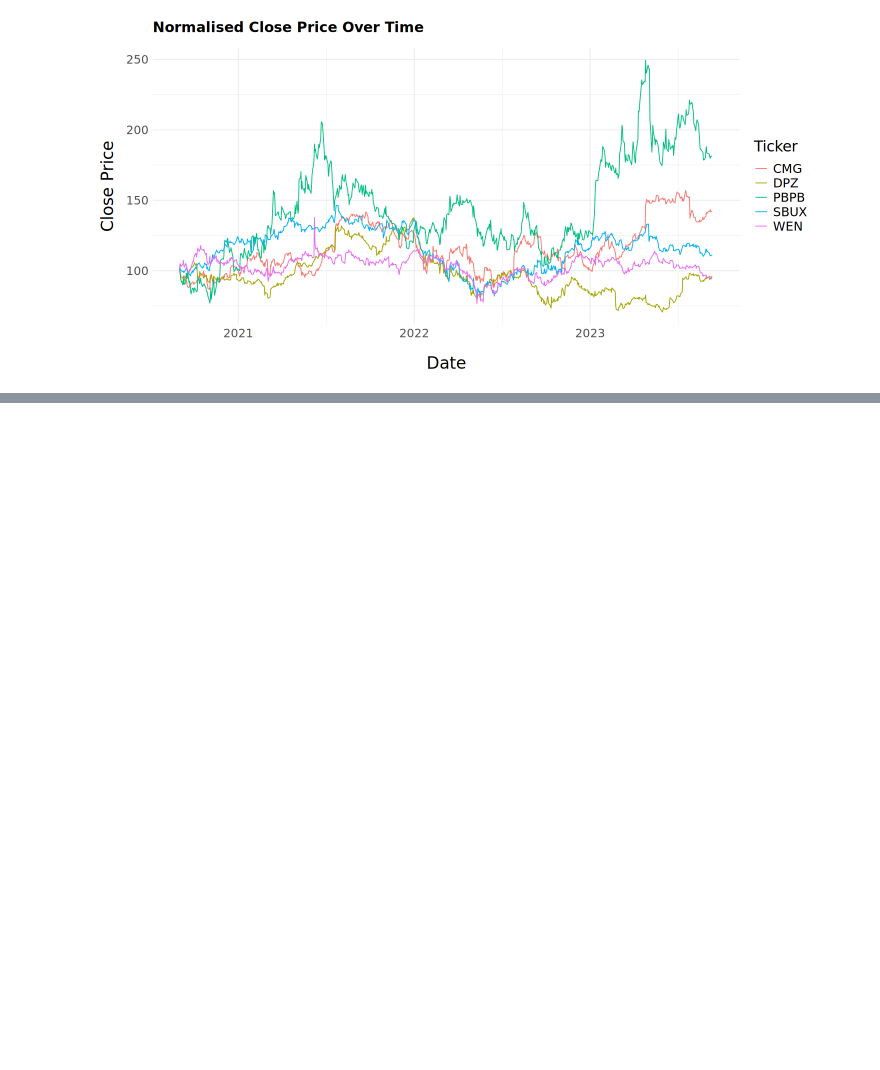
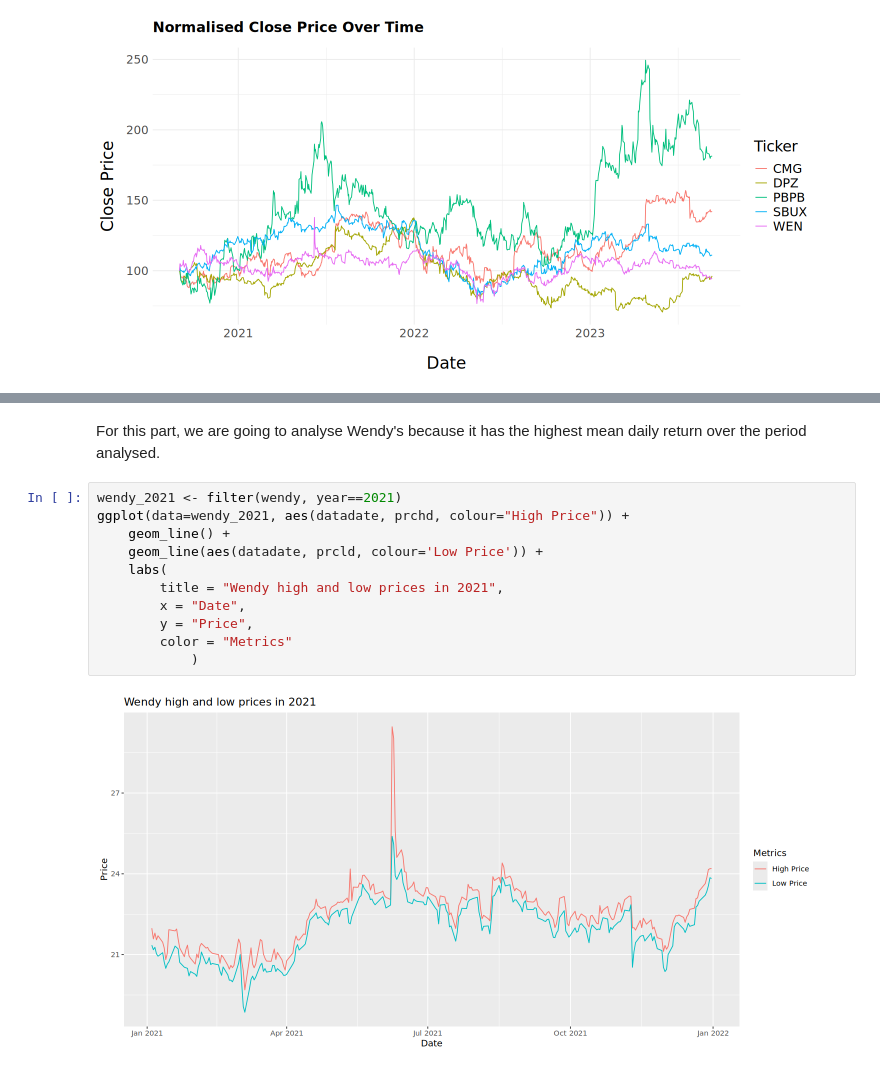
Before and after one commit to LiamHoogstad/Apps_R_HW1, a Jupyter notebook: Liam_File_Changes.ipynb, the cells around one changed output, grey strips where cells are left out. Saved outputs shown, nothing was run; the diff lists cells and outputs as text; blank space fills up the shorter version.

Commit message:
Agus changed part 2.3

```diff
--- a/Liam_File_Changes.ipynb
+++ b/Liam_File_Changes.ipynb
@@ -570,3 +522,18 @@ Warning message:
+# %% [markdown]
+For this part, we are going to analyse Wendy's because it has the highest mean daily return over the period analysed.
+# %%
+wendy_2021 <- filter(wendy, year==2021)
+ggplot(data=wendy_2021, aes(datadate, prchd, colour="High Price")) +
+    geom_line() +
+    geom_line(aes(datadate, prcld, colour='Low Price')) +
+    labs(
+        title = "Wendy high and low prices in 2021",
+        x = "Date",
+        y = "Price",
+        color = "Metrics"
+            )
+# %% [output]
+[figure, added]
 # %% [markdown]
 # References
 
```
Also changed, not shown: parts of 12 cells of this notebook.
